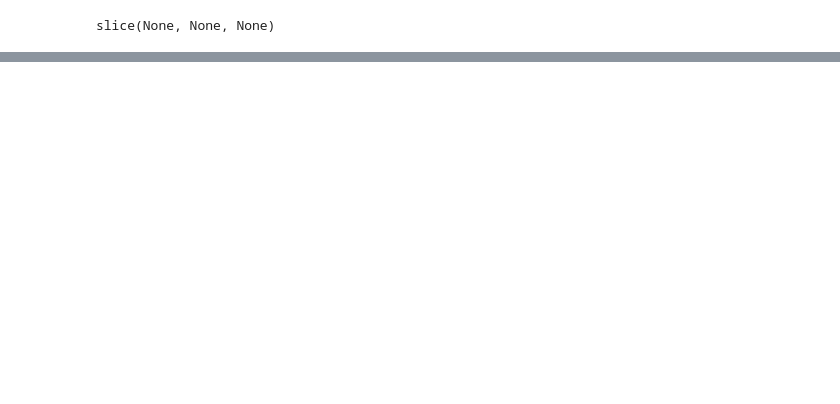
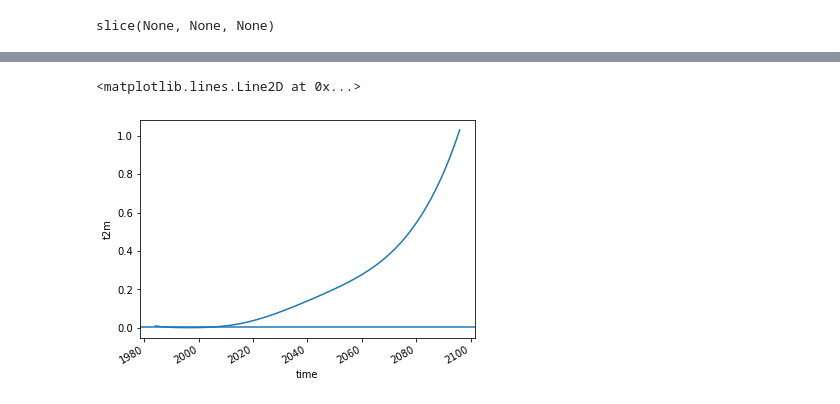
Before and after one commit to MackenzieBlanusa/InternalVariability, a Jupyter notebook: cmip6_internalvar.ipynb, the cells around one changed output, grey strips where cells are left out. Saved outputs shown, nothing was run; the diff lists cells and outputs as text; code cells hidden in the pictures; blank space fills up the shorter version.

```diff
--- a/cmip6_internalvar.ipynb
+++ b/cmip6_internalvar.ipynb
@@ -248,0 +254,12 @@ TypeError: '>' not supported between instances of 'slice' and 'int'
+# %%
+residual = data - fit
+# %%
+internal = residual.var('time').mean('model')
+# %%
+model = fit.var('model')
+# %%
+model.plot()
+plt.axhline(internal)
+# %% [output]
+<matplotlib.lines.Line2D at 0x...>
+[figure, added]
```
Also changed, not shown: parts of 31 cells of this notebook.
